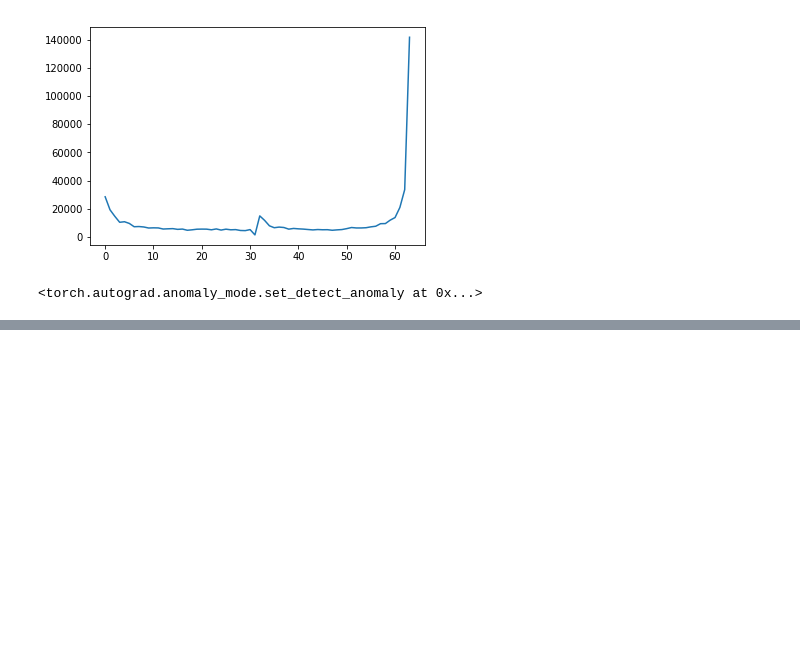
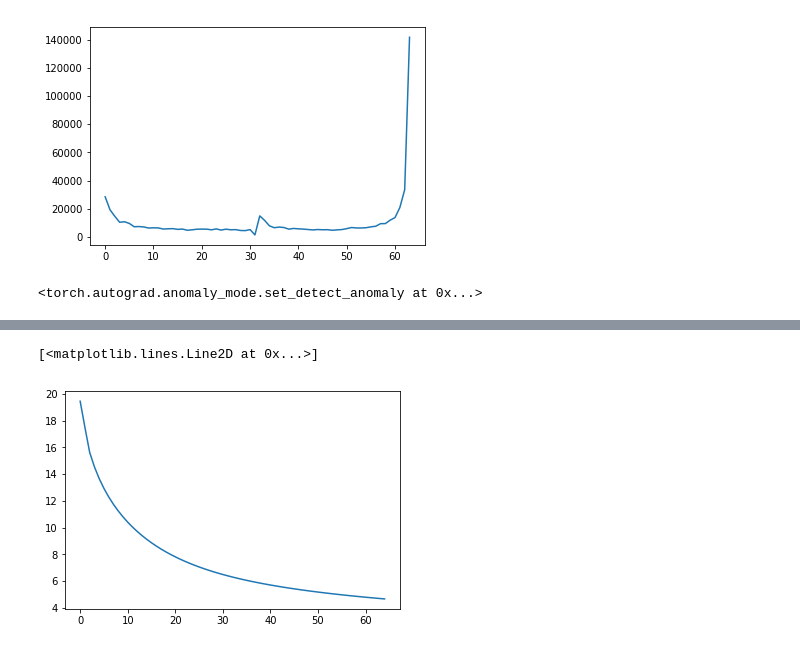
Before and after one commit to emilyj19/TS, a Jupyter notebook: Deep_Factors.ipynb, the cells around one changed output, grey strips where cells are left out. Cells and saved outputs as stored; diff of their text form; code cells hidden in the pictures; blank space fills up the shorter version.

```diff
--- a/Deep_Factors.ipynb
+++ b/Deep_Factors.ipynb
@@ -304,5 +307,8 @@ Epoch:  134 loss:  3.5486559867858887 test loss:  342.31329345703125
 # %%
-plt.plot(train_loss[1:])
+plt.plot(train_loss)
+# %% [output]
+[<matplotlib.lines.Line2D at 0x...>]
+[figure, added]
 # %%
 plt.plot(test_loss)
 # %% [output]
```
Also changed, not shown: parts of 14 cells of this notebook.
